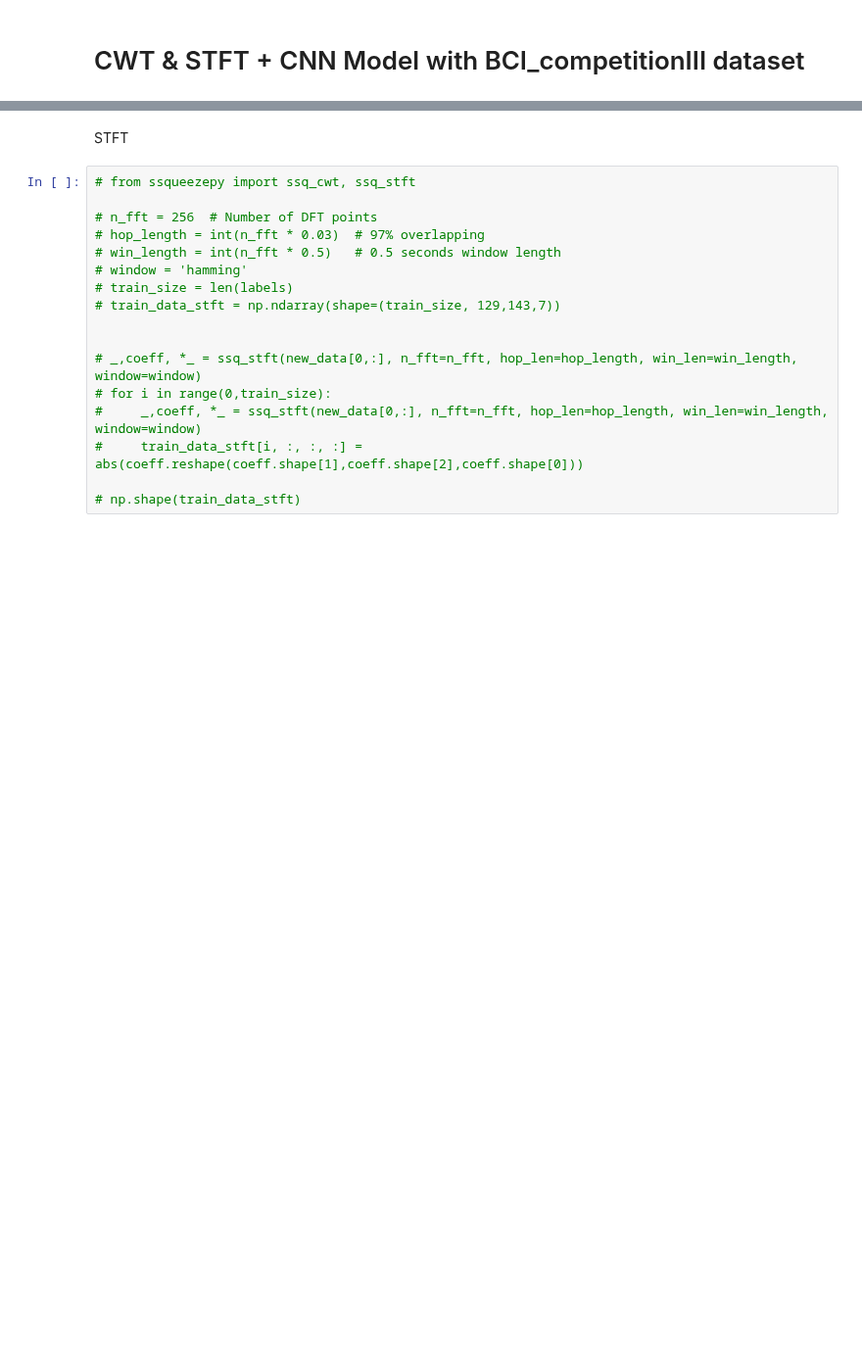
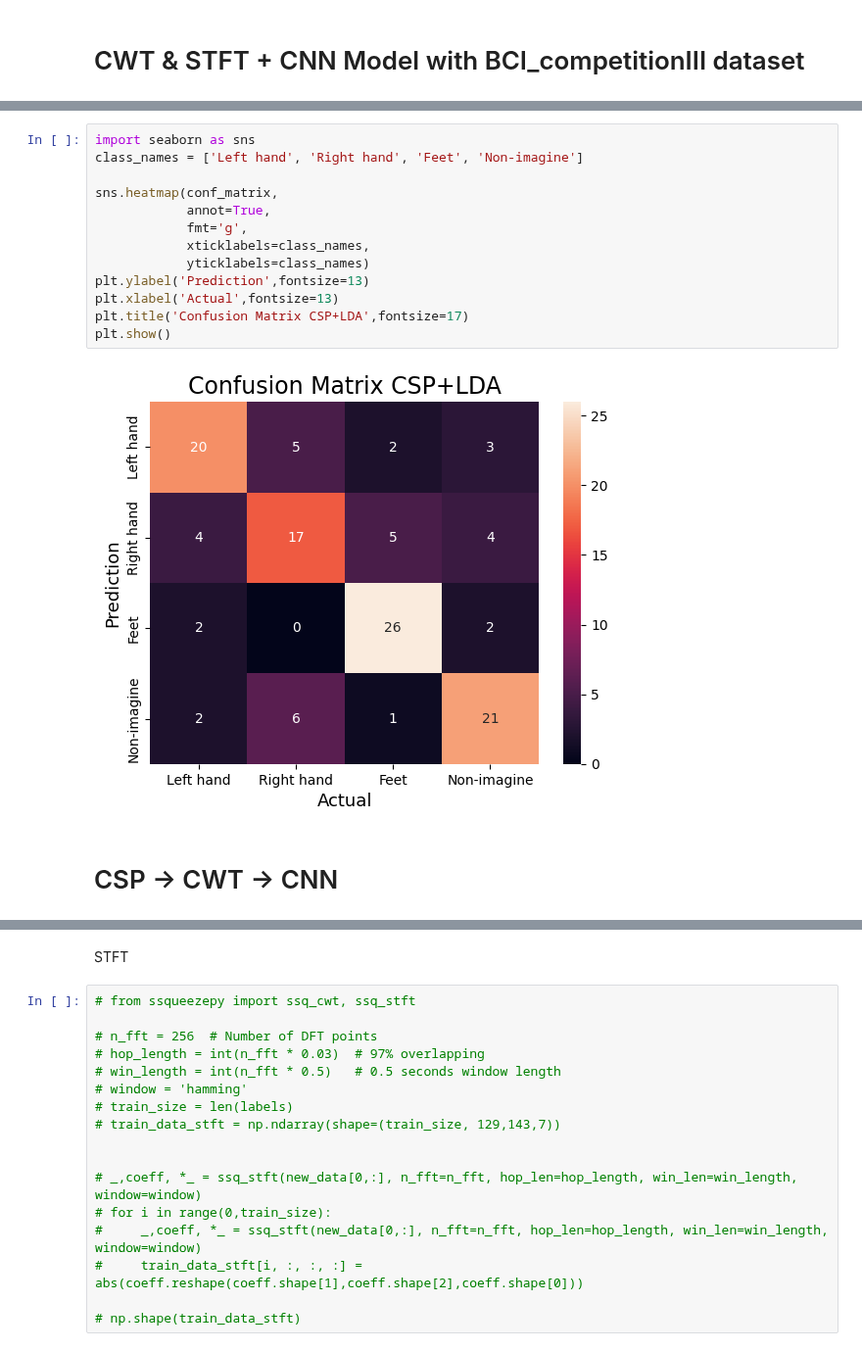
Before and after one commit to pipogood/Senior_Thesis, a Jupyter notebook: CWT_Unicorn.ipynb, the cells around one changed output, grey strips where cells are left out. Shown at 98% size. Saved outputs shown, nothing was run; the diff lists cells and outputs as text; blank space fills up the shorter version.

```diff
--- a/CWT_Unicorn.ipynb
+++ b/CWT_Unicorn.ipynb
@@ -154,3 +156,20 @@ Accuracy 0.5583333333333332
+# %%
+import seaborn as sns
+class_names = ['Left hand', 'Right hand', 'Feet', 'Non-imagine']
+
+sns.heatmap(conf_matrix,
+            annot=True,
+            fmt='g',
+            xticklabels=class_names,
+            yticklabels=class_names)
+plt.ylabel('Prediction',fontsize=13)
+plt.xlabel('Actual',fontsize=13)
+plt.title('Confusion Matrix CSP+LDA',fontsize=17)
+plt.show()
+# %% [output]
+[figure, added]
+# %% [markdown]
+# CSP -> CWT -> CNN
 # %%
 csp = CSP(n_components=7, reg=None, log=None, norm_trace=False, transform_into='csp_space')
 csp.fit(train_data, labels)
```
Also changed, not shown: parts of 20 cells of this notebook, 2 other files.
